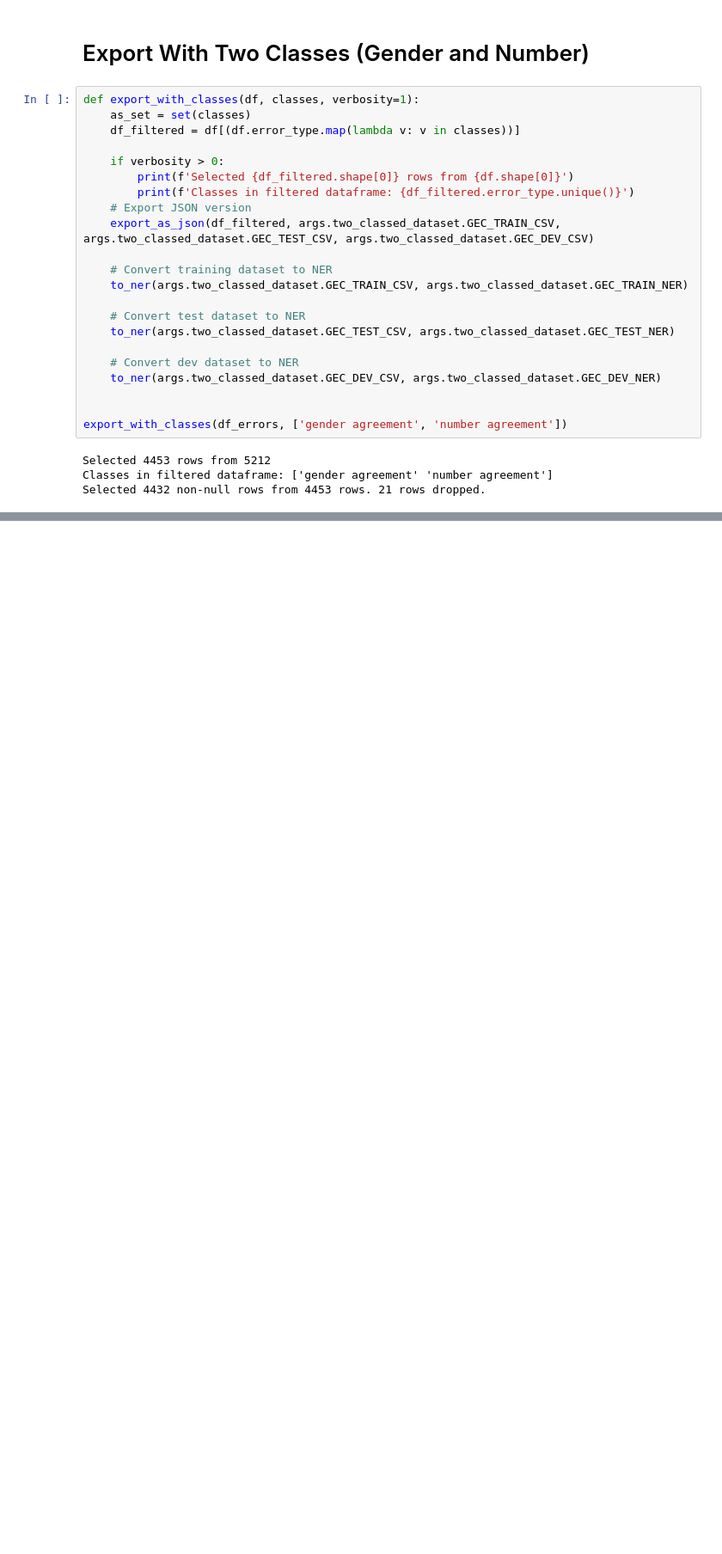
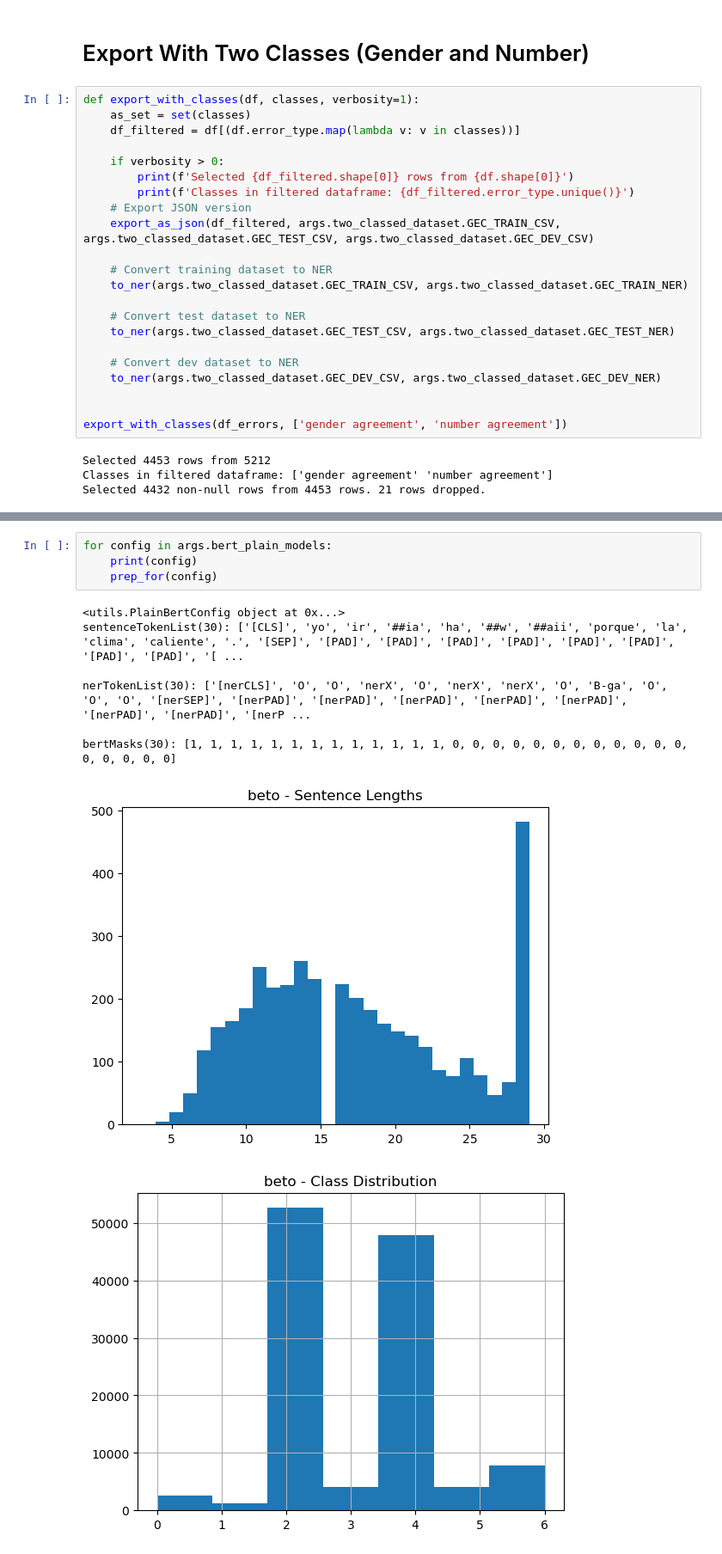
Before and after one commit to team-langbot/model_gec, a Jupyter notebook: gec_bert_data_prep.ipynb, the cells around one changed output, grey strips where cells are left out. Shown at 86% size. Drawn from its saved outputs; the diff is of its cells as text; blank space fills up the shorter version.

Commit message:
Separated and cleaned up code for plain vanilla BERT experiments

```diff
--- a/gec_bert_data_prep.ipynb
+++ b/gec_bert_data_prep.ipynb
@@ -1292,0 +1556,13 @@ Number of rows with duplicate orig_index: 0
+# %%
+for config in args.bert_plain_models:
+    print(config)
+    prep_for(config)
+# %% [output]
+<utils.PlainBertConfig object at 0x...>
+sentenceTokenList(30): ['[CLS]', 'yo', 'ir', '##ia', 'ha', '##w', '##aii', 'porque', 'la', 'clima', 'caliente', '.', '[SEP]', '[PAD]', '[PAD]', '[PAD]', '[PAD]', '[PAD]', '[PAD]', '[PAD]', '[PAD]', '[ ...
+
+nerTokenList(30): ['[nerCLS]', 'O', 'O', 'nerX', 'O', 'nerX', 'nerX', 'O', 'B-ga', 'O', 'O', 'O', '[nerSEP]', '[nerPAD]', '[nerPAD]', '[nerPAD]', '[nerPAD]', '[nerPAD]', '[nerPAD]', '[nerPAD]', '[nerP ...
+
+bertMasks(30): [1, 1, 1, 1, 1, 1, 1, 1, 1, 1, 1, 1, 1, 0, 0, 0, 0, 0, 0, 0, 0, 0, 0, 0, 0, 0, 0, 0, 0, 0]
+[figure, added]
+[figure, added]
```
Also changed, not shown: parts of 8 cells of this notebook, 12 other files.
